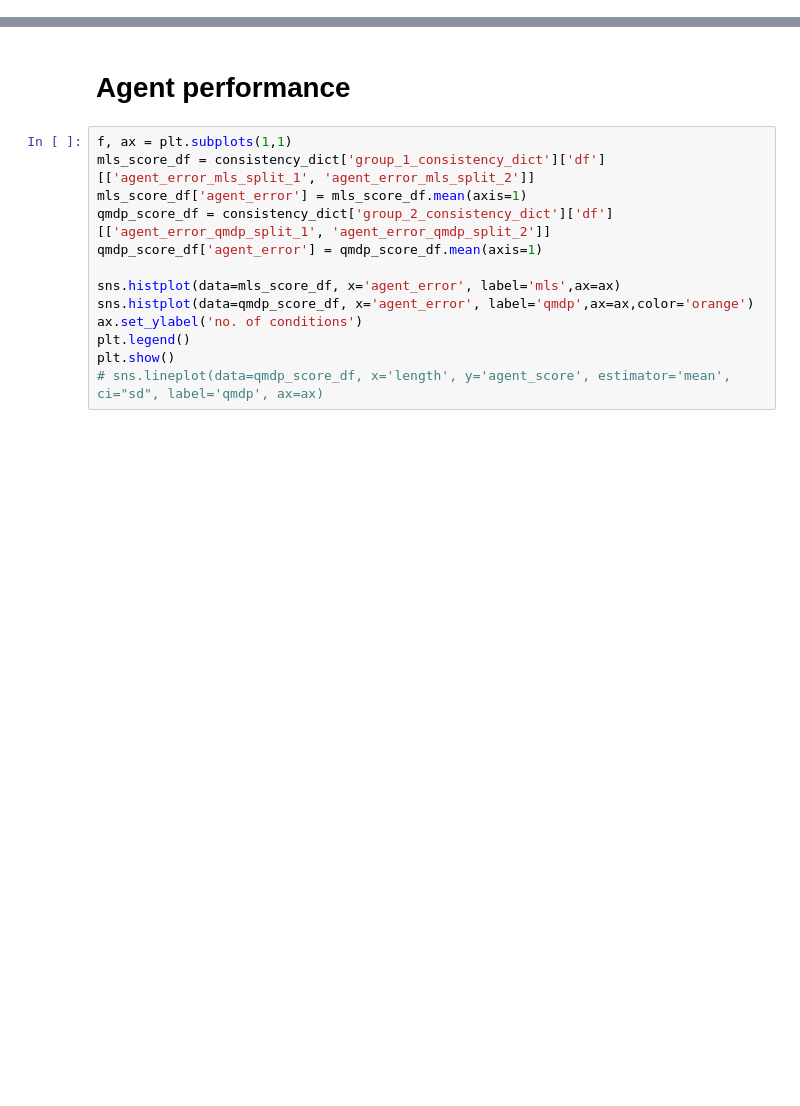
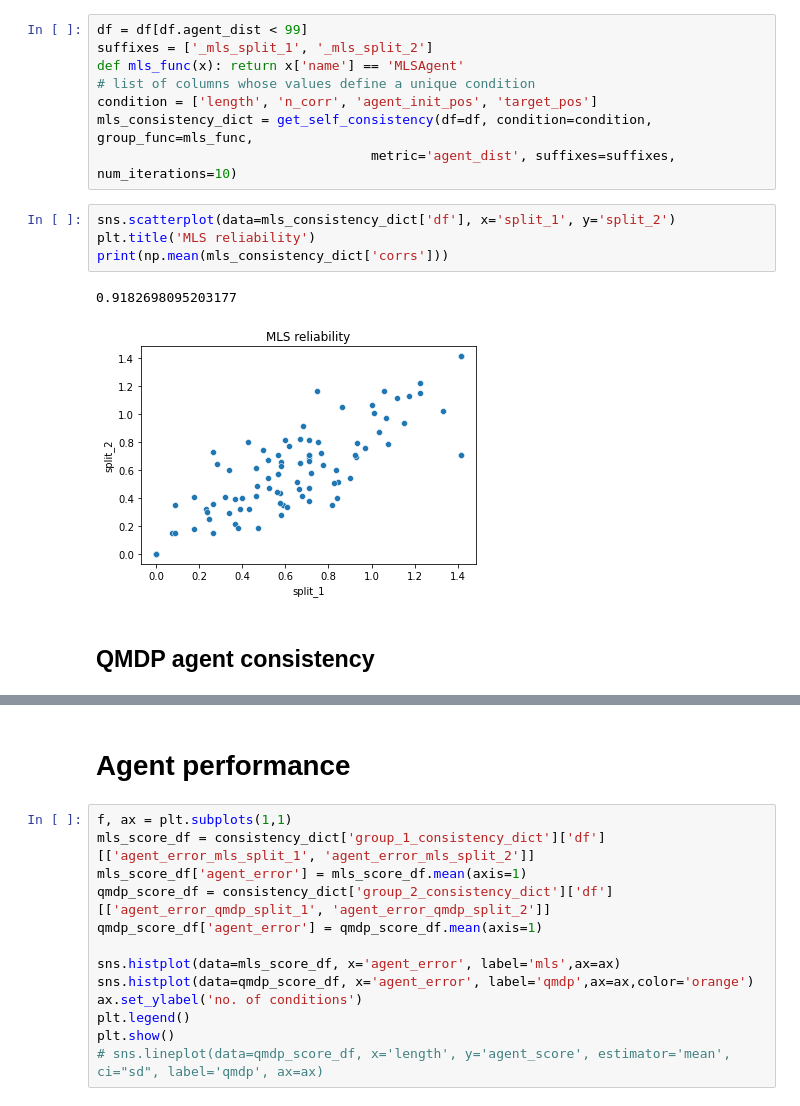
Before and after one commit to aidapiccato/search-world, a Jupyter notebook: notebooks/analysis.ipynb, the cells around one changed output, grey strips where cells are left out. Cells and saved outputs as stored; diff of their text form; blank space fills up the shorter version.

```diff
--- a/notebooks/analysis.ipynb
+++ b/notebooks/analysis.ipynb
@@ -163,0 +251,17 @@ df = get_trials_features(df)
+# %%
+df = df[df.agent_dist < 99]
+suffixes = ['_mls_split_1', '_mls_split_2']
+def mls_func(x): return x['name'] == 'MLSAgent'
+# list of columns whose values define a unique condition
+condition = ['length', 'n_corr', 'agent_init_pos', 'target_pos']
+mls_consistency_dict = get_self_consistency(df=df, condition=condition, group_func=mls_func,
+                                   metric='agent_dist', suffixes=suffixes, num_iterations=10)
+# %%
+sns.scatterplot(data=mls_consistency_dict['df'], x='split_1', y='split_2')
+plt.title('MLS reliability')
+print(np.mean(mls_consistency_dict['corrs']))
+# %% [output]
+0.9182698095203177
+[figure, added]
+# %% [markdown]
+## QMDP agent consistency
```
Also changed, not shown: parts of 28 cells of this notebook, 7 other files.
